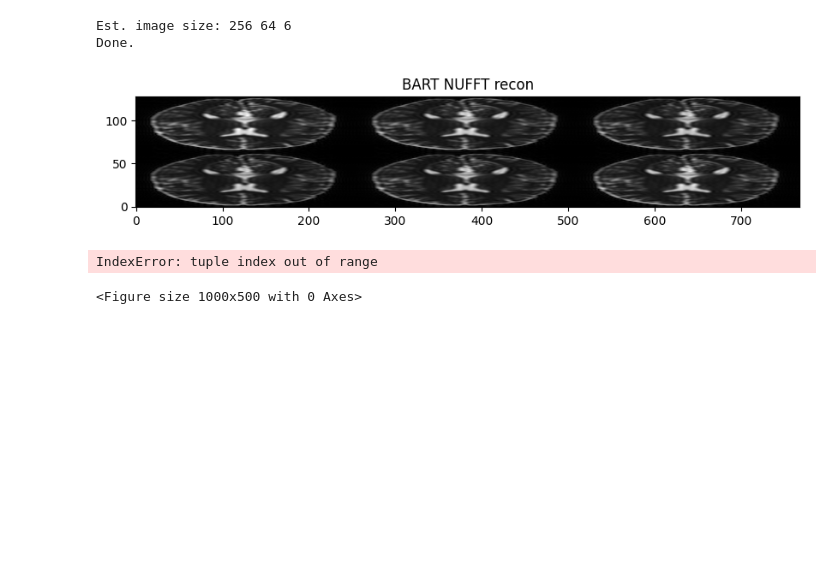
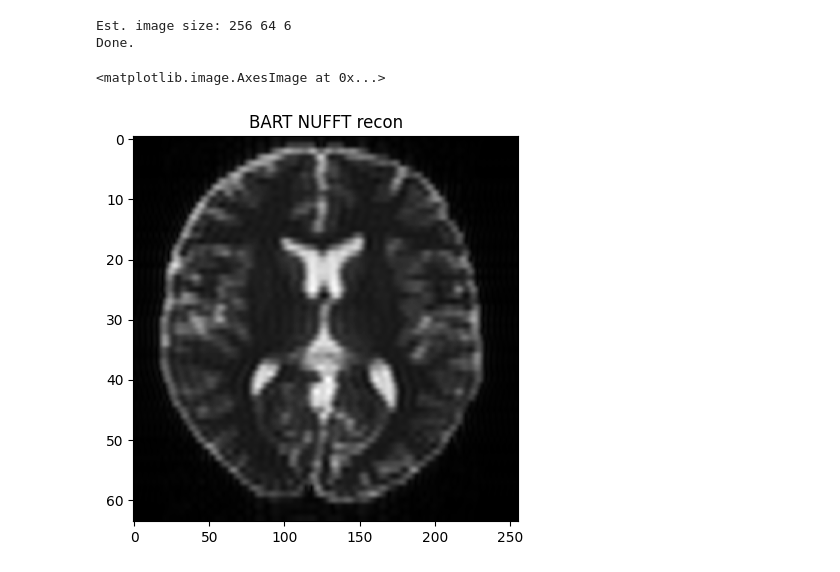
Before and after one commit to ovedtal1/Article_MAGMA24_RMRI, a Jupyter notebook: scripts/TSE_PyPulseq_mr0_mrpro_BART.ipynb, the cells around one changed output. Saved outputs shown, nothing was run; the diff lists cells and outputs as text; code cells hidden in the pictures; blank space fills up the shorter version.

```diff
--- a/scripts/TSE_PyPulseq_mr0_mrpro_BART.ipynb
+++ b/scripts/TSE_PyPulseq_mr0_mrpro_BART.ipynb
@@ -334,11 +328,7 @@ Est. image size: 256 64 6
 Done.
 # %%
 plt.title('BART NUFFT recon')
-mr0.util.imshow(np.abs(cfl.readcfl('imgF')),cmap='gray')
+plt.imshow(np.abs(cfl.readcfl('imgF')[:,:,0]).T,cmap='gray',aspect=4)
 # %% [output]
+<matplotlib.image.AxesImage at 0x...>
-[figure, old version]
+[figure, new version]
-# %%
-show(cfl.readcfl('img').squeeze())
-# %% [output]
-IndexError: tuple index out of range
-<Figure size 1000x500 with 0 Axes>
```
Also changed, not shown: parts of 6 cells of this notebook.
